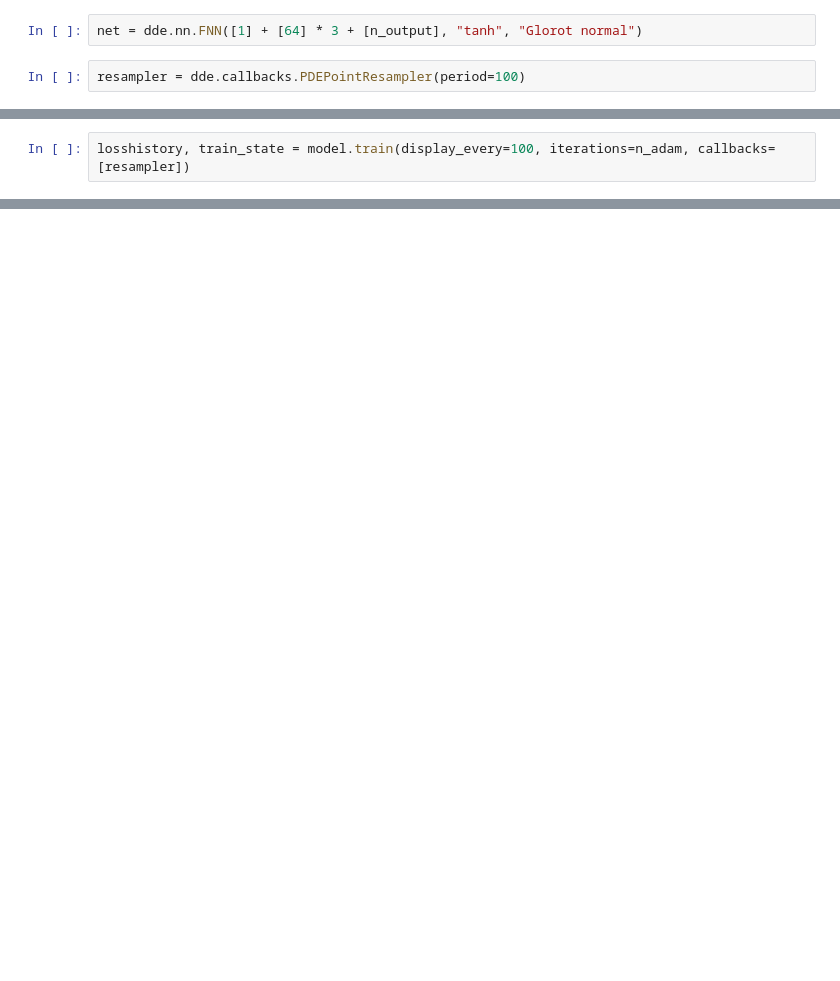
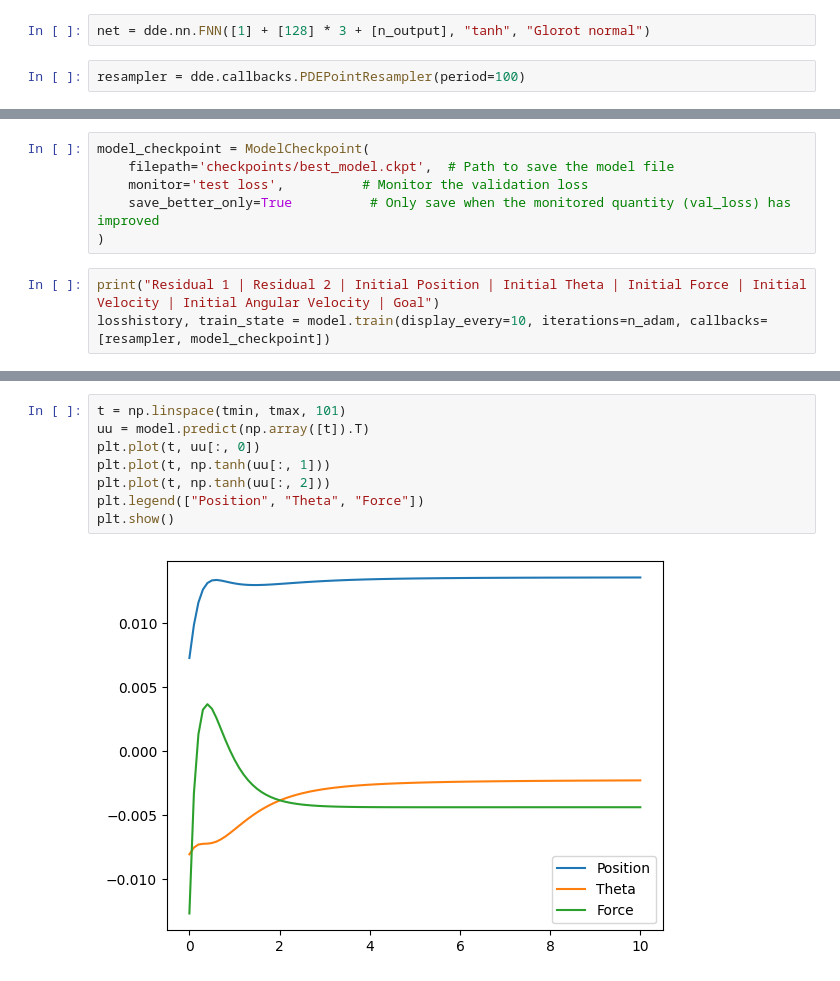
Before and after one commit to ArjunDosajh/pinn-optimization, a Jupyter notebook: data/inverting_pendulum/inverted_pendulum_cart.ipynb, the cells around one changed output, grey strips where cells are left out. Saved outputs shown, nothing was run; the diff lists cells and outputs as text; blank space fills up the shorter version.

```diff
--- a/data/inverting_pendulum/inverted_pendulum_cart.ipynb
+++ b/data/inverting_pendulum/inverted_pendulum_cart.ipynb
@@ -101,6 +112,6 @@ data = dde.data.PDE(geom, ode, losses, num_domain=num_domain, num_boundary=2)
 # dataset size here will be 1002 (1000 domain + 2 boundary)
 # %%
-net = dde.nn.FNN([1] + [64] * 3 + [n_output], "tanh", "Glorot normal")
+net = dde.nn.FNN([1] + [128] * 3 + [n_output], "tanh", "Glorot normal")
 # %%
 resampler = dde.callbacks.PDEPointResampler(period=100)
 # %%
@@ -115,2 +127,0 @@ Building feed-forward neural network...
-# %%
-losshistory, train_state = model.train(display_every=100, iterations=n_adam, callbacks=[resampler])
@@ -134,0 +128,9 @@ Step      Train loss
+# %%
+model_checkpoint = ModelCheckpoint(
+    filepath='checkpoints/best_model.ckpt',  # Path to save the model file
+    monitor='test loss',          # Monitor the validation loss
+    save_better_only=True          # Only save when the monitored quantity (val_loss) has improved
+)
+# %%
+print("Residual 1 | Residual 2 | Initial Position | Initial Theta | Initial Force | Initial Velocity | Initial Angular Velocity | Goal")
+losshistory, train_state = model.train(display_every=10, iterations=n_adam, callbacks=[resampler, model_checkpoint])
@@ -134,0 +192,10 @@ Step      Train loss
+# %%
+t = np.linspace(tmin, tmax, 101)
+uu = model.predict(np.array([t]).T)
+plt.plot(t, uu[:, 0])
+plt.plot(t, np.tanh(uu[:, 1]))
+plt.plot(t, np.tanh(uu[:, 2]))
+plt.legend(["Position", "Theta", "Force"])
+plt.show()
+# %% [output]
+[figure, added]
```
Also changed, not shown: parts of 11 cells of this notebook.
